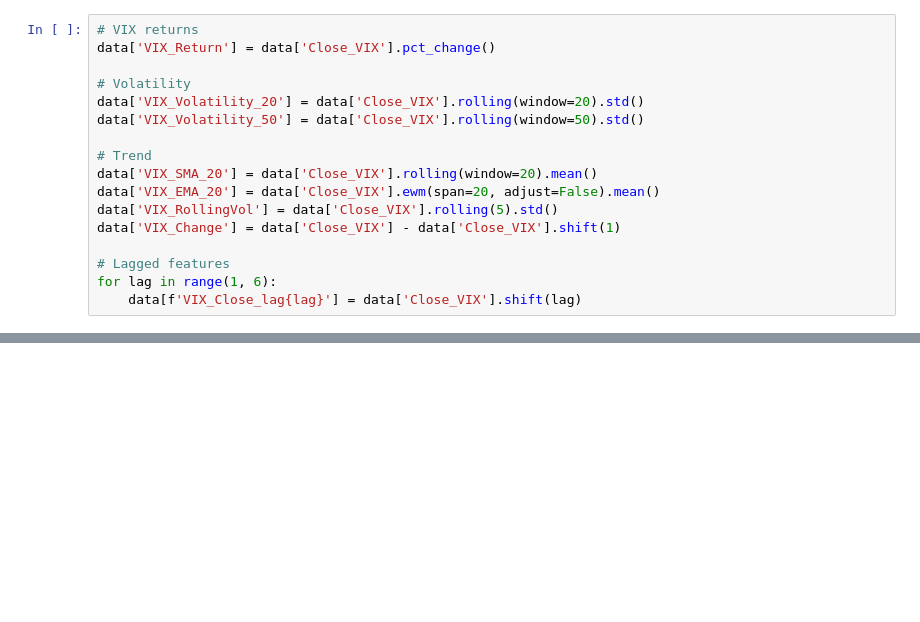
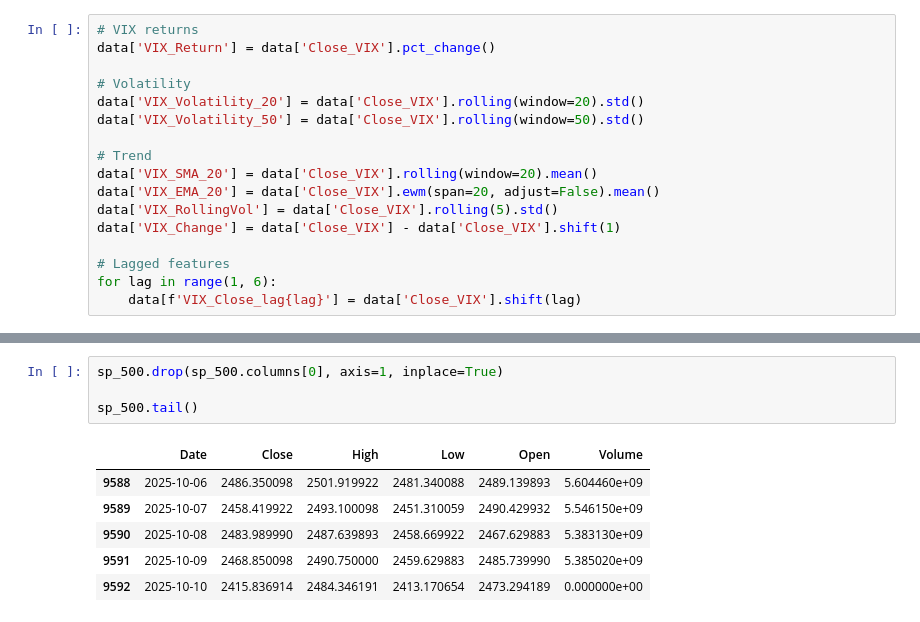
Before and after one commit to DawidK4/BSEPrediction, a Jupyter notebook: AAPL/aapl_data_cleaning_and_preprocessing.ipynb, the cells around one changed output, grey strips where cells are left out. Drawn from its saved outputs; the diff is of its cells as text; blank space fills up the shorter version.

```diff
--- a/AAPL/aapl_data_cleaning_and_preprocessing.ipynb
+++ b/AAPL/aapl_data_cleaning_and_preprocessing.ipynb
@@ -248,0 +271,11 @@ for lag in range(1, 6):
+# %%
+sp_500.drop(sp_500.columns[0], axis=1, inplace=True)
+
+sp_500.tail()
+# %% [output]
+|  | Date | Close | High | Low | Open | Volume |
+| 9588 | 2025-10-06 | 2486.350098 | 2501.919922 | 2481.340088 | 2489.139893 | 5.604460e+09 |
+| 9589 | 2025-10-07 | 2458.419922 | 2493.100098 | 2451.310059 | 2490.429932 | 5.546150e+09 |
+| 9590 | 2025-10-08 | 2483.989990 | 2487.639893 | 2458.669922 | 2467.629883 | 5.383130e+09 |
+| 9591 | 2025-10-09 | 2468.850098 | 2490.750000 | 2459.629883 | 2485.739990 | 5.385020e+09 |
+| 9592 | 2025-10-10 | 2415.836914 | 2484.346191 | 2413.170654 | 2473.294189 | 0.000000e+00 |
```
Also changed, not shown: parts of 10 cells of this notebook, 1 other file.
